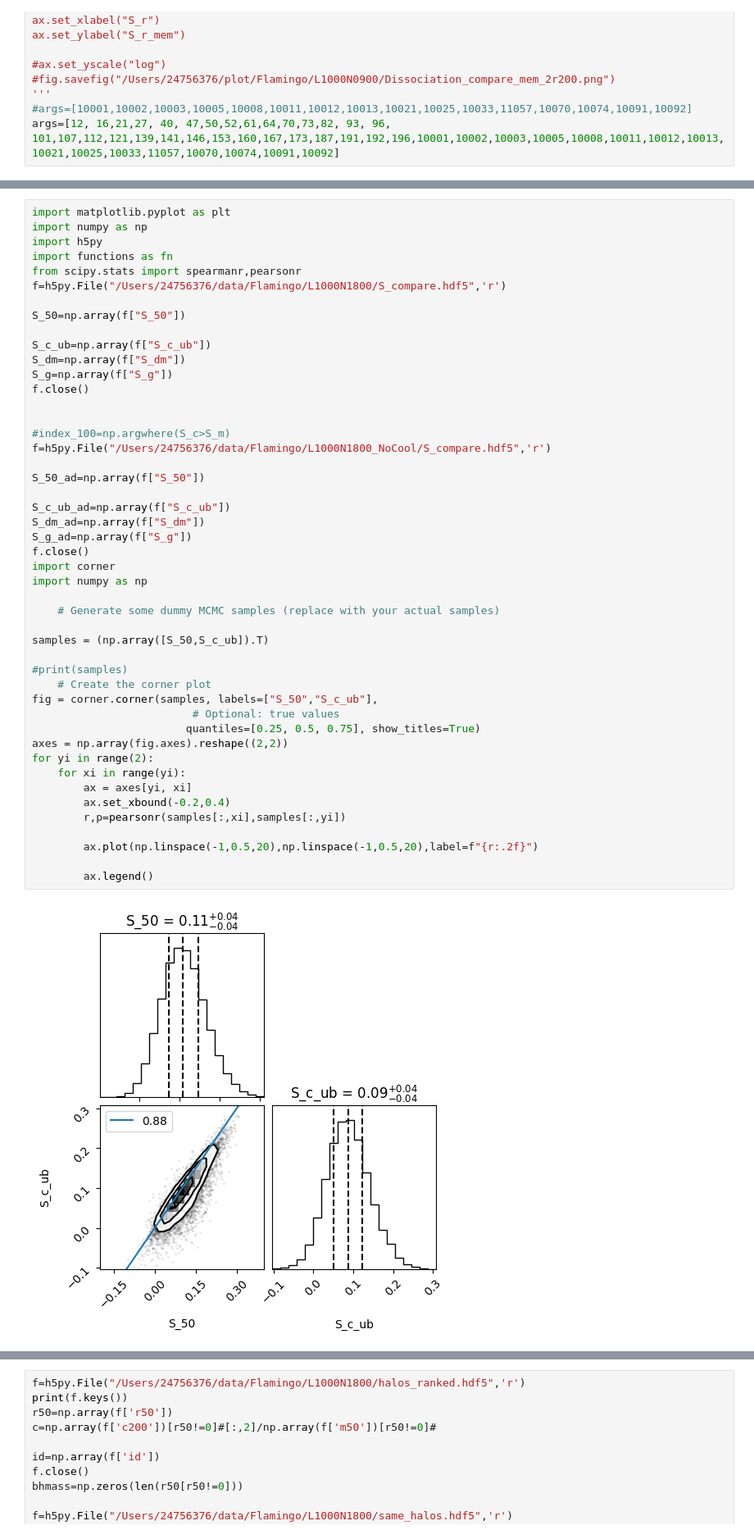
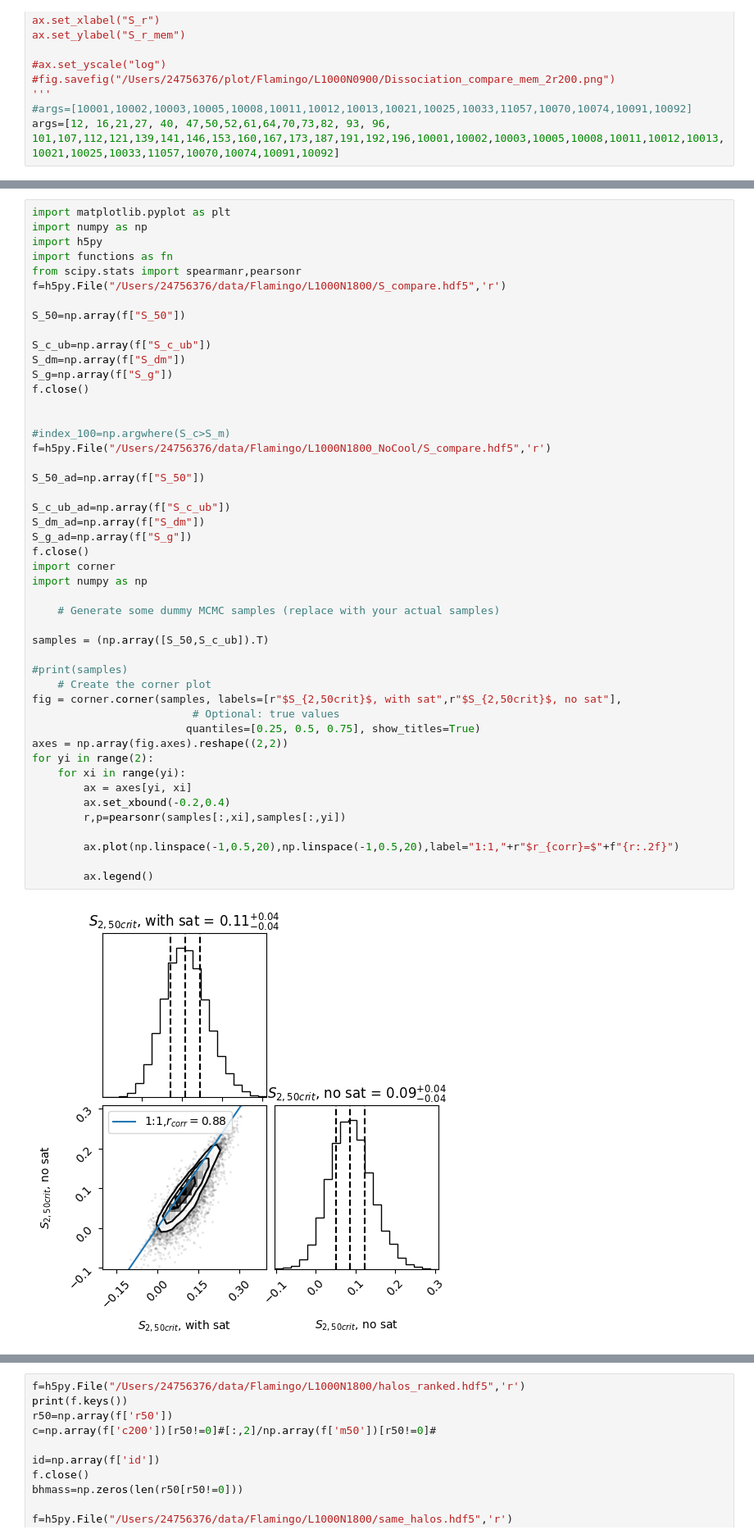
Before and after one commit to yjqqyjq/code, a Jupyter notebook: plot_s.ipynb, the cells around one changed output, grey strips where cells are left out. Shown at 82% size. Drawn from its saved outputs; the diff is of its cells as text.

```diff
--- a/plot_s.ipynb
+++ b/plot_s.ipynb
@@ -199,33 +199,33 @@ f.close()
 #index_100=np.argwhere(S_c>S_m)
 f=h5py.File("/Users/24756376/data/Flamingo/L1000N1800_NoCool/S_compare.hdf5",'r')
 
 S_50_ad=np.array(f["S_50"])
 
 S_c_ub_ad=np.array(f["S_c_ub"])
 S_dm_ad=np.array(f["S_dm"])
 S_g_ad=np.array(f["S_g"])
 f.close()
 import corner
 import numpy as np
 
     # Generate some dummy MCMC samples (replace with your actual samples)
 
 samples = (np.array([S_50,S_c_ub]).T)
 
 #print(samples)
     # Create the corner plot
-fig = corner.corner(samples, labels=["S_50","S_c_ub"],
+fig = corner.corner(samples, labels=[r"$S_{2,50crit}$, with sat",r"$S_{2,50crit}$, no sat"],
                          # Optional: true values
                         quantiles=[0.25, 0.5, 0.75], show_titles=True)
 axes = np.array(fig.axes).reshape((2,2))
 for yi in range(2):
     for xi in range(yi):
         ax = axes[yi, xi]
         ax.set_xbound(-0.2,0.4)
         r,p=pearsonr(samples[:,xi],samples[:,yi])
 
-        ax.plot(np.linspace(-1,0.5,20),np.linspace(-1,0.5,20),label=f"{r:.2f}")
+        ax.plot(np.linspace(-1,0.5,20),np.linspace(-1,0.5,20),label="1:1,"+r"$r_{corr}=$"+f"{r:.2f}")
 
         ax.legend()
 # %% [output]
-[figure, old version]
+[figure, new version]
```
Also changed, not shown: parts of 2 cells of this notebook, 12 other files.
